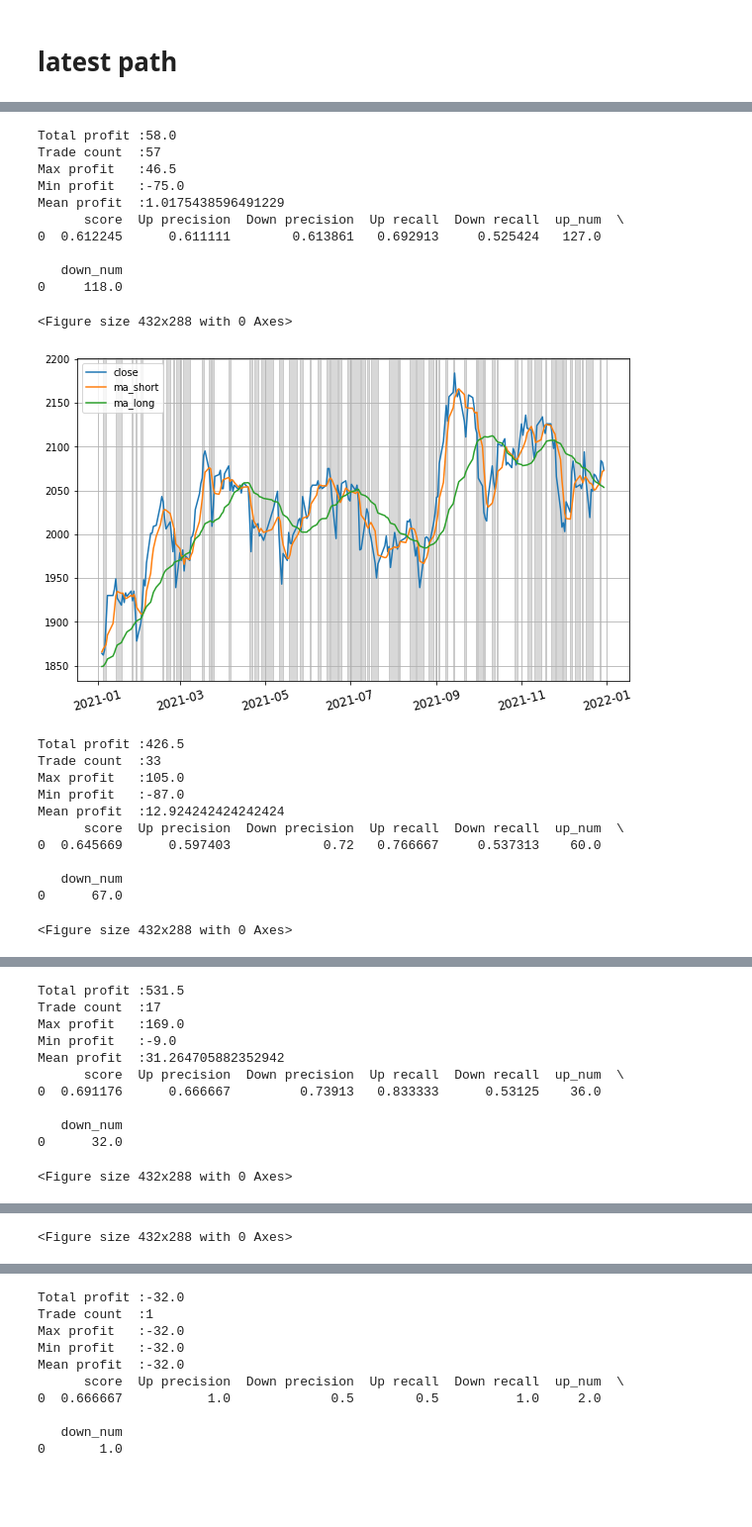
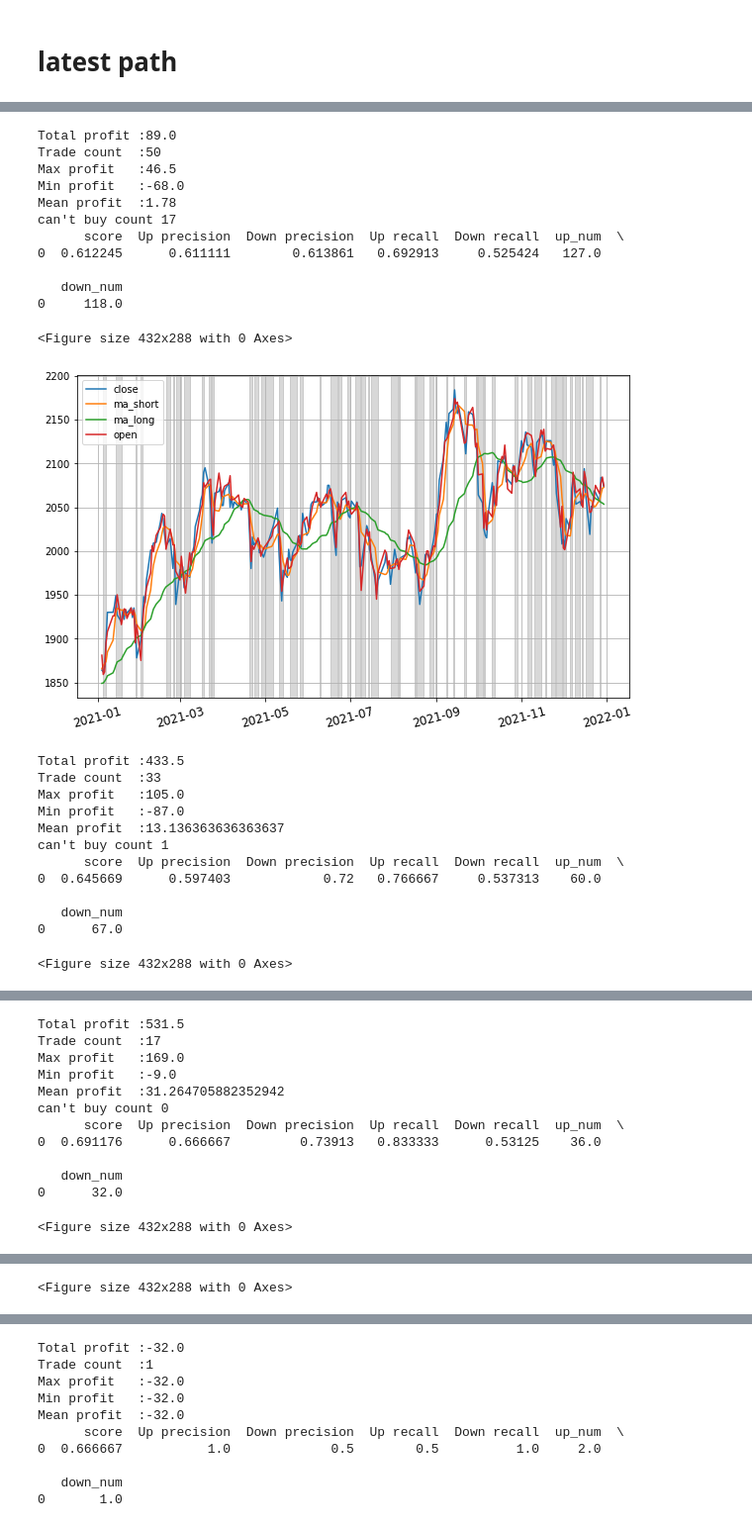
Before and after one commit to yodarjeering/New_XGB, a Jupyter notebook: XGB_prototype.ipynb, the cells around one changed output, grey strips where cells are left out. Shown at 99% size. Drawn from its saved outputs; the diff is of its cells as text; code cells hidden in the pictures; blank space fills up the shorter version.

```diff
--- a/XGB_prototype.ipynb
+++ b/XGB_prototype.ipynb
@@ -1814,5 +1814,5 @@ path_bear_sim, path_daw_sim = return_latest_data_path('Rakuten_bear')
 # %%
 for alpha in [0.5,0.6,0.7,0.8,0.9]:
     sl = XGBSimulation(lx_b.model,alpha=alpha)
-    sl.simulate(path_bear_sim,path_daw_sim,strategy='normal',start_year=2021,start_month=1,end_month=12)
+    sl.simulate(path_bear_sim,path_daw_sim,strategy='normal',start_year=2021,start_month=1,end_month=12,is_observed=True)
 # %% [output]
@@ -1961,5 +1913,5 @@ path_tpx_sim, path_daw_sim = return_latest_data_path('TOPIX')
 # %%
 for alpha in [0.5,0.6,0.7,0.8,0.9]:
     sl = XGBSimulation(lx.model,alpha=alpha)
-    sl.simulate(path_tpx_sim,path_daw_sim,strategy='normal',start_year=2021,start_month=1,end_month=12)
+    sl.simulate(path_tpx_sim,path_daw_sim,strategy='normal',start_year=2021,start_month=1,end_month=12,is_observed=True)
 # %% [output]
@@ -2017,25 +1971,27 @@ Mean profit  :-3.6666666666666665
 # %%
 for alpha in [0.5,0.6,0.7,0.8,0.9]:
     sl = XGBSimulation(lx.model,alpha=alpha)
-    sl.simulate(path_tpx_sim,path_daw_sim,strategy='reverse',start_year=2021,start_month=1,end_month=12)
+    sl.simulate(path_tpx_sim,path_daw_sim,strategy='reverse',start_year=2021,start_month=1,end_month=12,is_observed=True)
 # %% [output]
-Total profit :58.0
-Trade count  :57
+Total profit :89.0
+Trade count  :50
 Max profit   :46.5
-Min profit   :-75.0
-Mean profit  :1.0175438596491229
+Min profit   :-68.0
+Mean profit  :1.78
+can't buy count 17
       score  Up precision  Down precision  Up recall  Down recall  up_num  \
 0  0.612245      0.611111        0.613861   0.692913     0.525424   127.0
 
    down_num
 0     118.0
 <Figure size 432x288 with 0 Axes>
-[figure, old version]
+[figure, new version]
-Total profit :426.5
+Total profit :433.5
 Trade count  :33
 Max profit   :105.0
 Min profit   :-87.0
-Mean profit  :12.924242424242424
+Mean profit  :13.136363636363637
+can't buy count 1
       score  Up precision  Down precision  Up recall  Down recall  up_num  \
 0  0.645669      0.597403            0.72   0.766667     0.537313    60.0
 
@@ -2048,6 +2004,7 @@ Trade count  :17
 Max profit   :169.0
 Min profit   :-9.0
 Mean profit  :31.264705882352942
+can't buy count 0
       score  Up precision  Down precision  Up recall  Down recall  up_num  \
 0  0.691176      0.666667         0.73913   0.833333      0.53125    36.0
 
```
Also changed, not shown: parts of 4 cells of this notebook, 1 other file.
